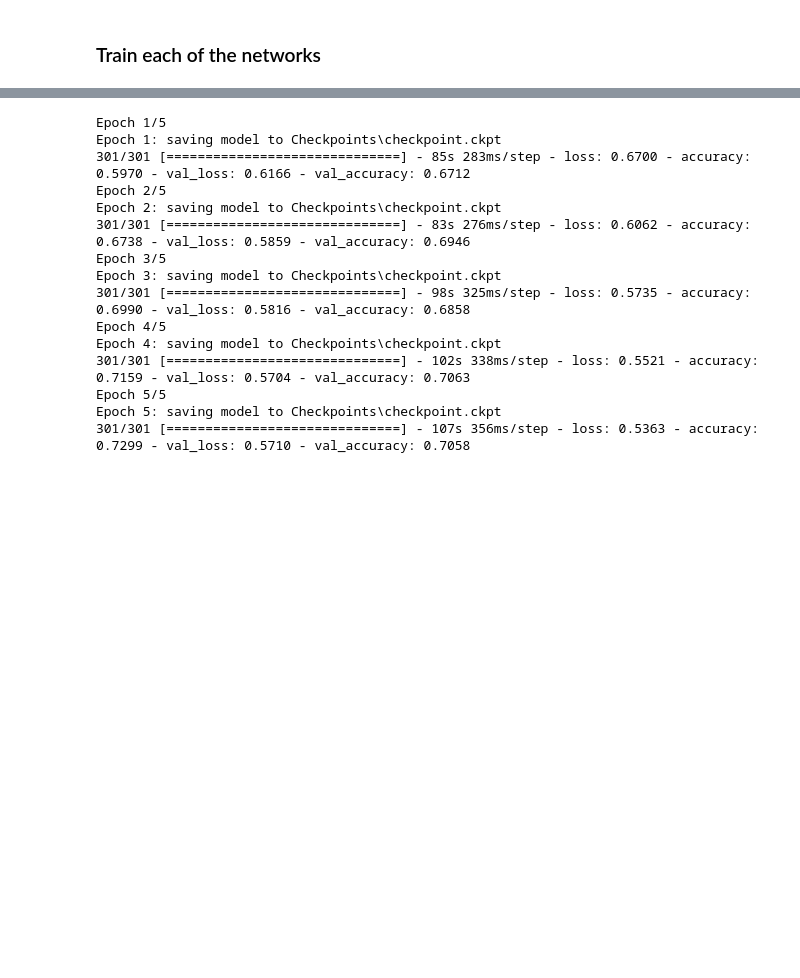
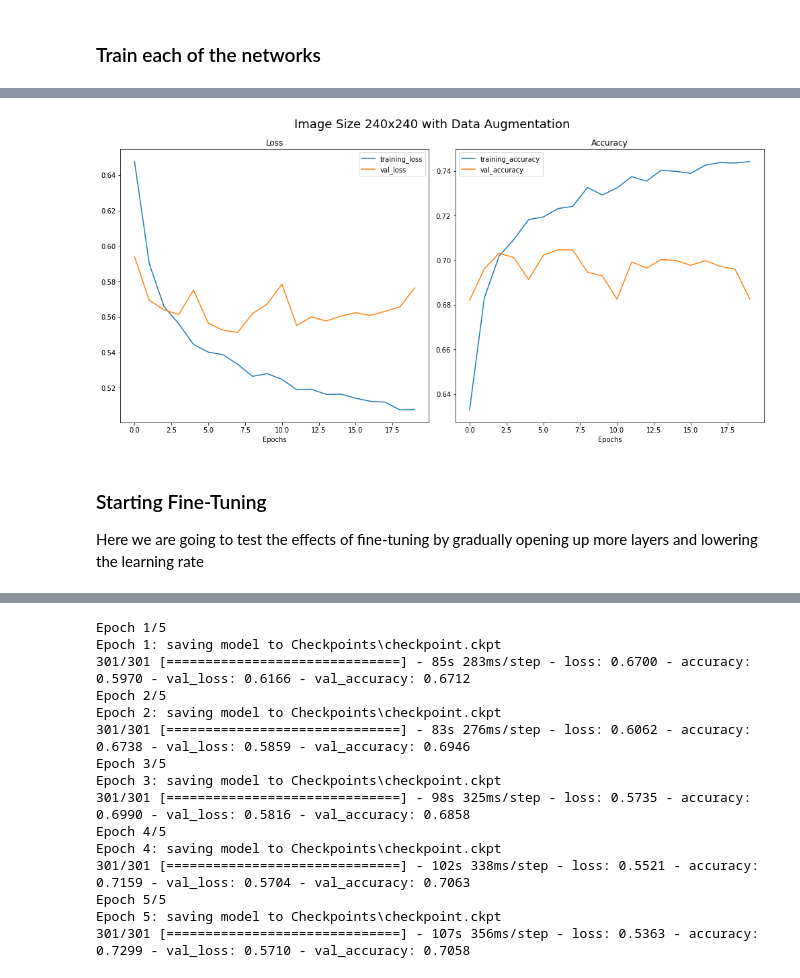
Before and after one commit to jugeekuz/Violence-Detection-Thesis, a Jupyter notebook: violence_detection_CNN_002.ipynb, the cells around one changed output, grey strips where cells are left out. Drawn from its saved outputs; the diff is of its cells as text; code cells hidden in the pictures; blank space fills up the shorter version.

```diff
--- a/violence_detection_CNN_002.ipynb
+++ b/violence_detection_CNN_002.ipynb
@@ -160,0 +203,4 @@ Training time/performance gets worse exponentially though. We'll try once more w
+# %%
+from tensorflow.keras.preprocessing.image import ImageDataGenerator
+train_datagen = ImageDataGenerator(rescale=1./255,horizontal_flip=True,brightness_range=[0.7,1.3],zoom_range=0.8)
+valid_datagen = ImageDataGenerator(rescale=1./255)
@@ -178,0 +225,2 @@ Found 2400 images belonging to 2 classes.
+# %%
+history_5 = model_5.fit(train_data_240,epochs=20,validation_data=test_data_240,verbose=1)
@@ -178,0 +245,7 @@ Found 2400 images belonging to 2 classes.
+# %%
+ut.Visualize.plot_loss_curves([history_5],["Image Size 240x240 with Data Augmentation"])
+# %% [output]
+[figure, added]
+# %% [markdown]
+### Starting Fine-Tuning
+Here we are going to test the effects of fine-tuning by gradually opening up more layers and lowering the learning rate
```
Also changed, not shown: parts of 26 cells of this notebook, 6 other files.
